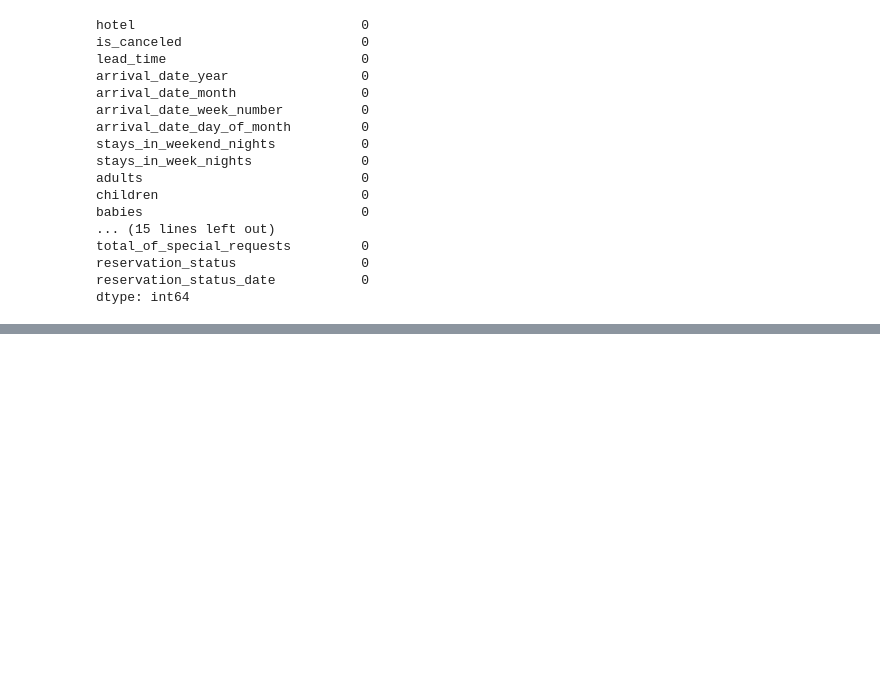
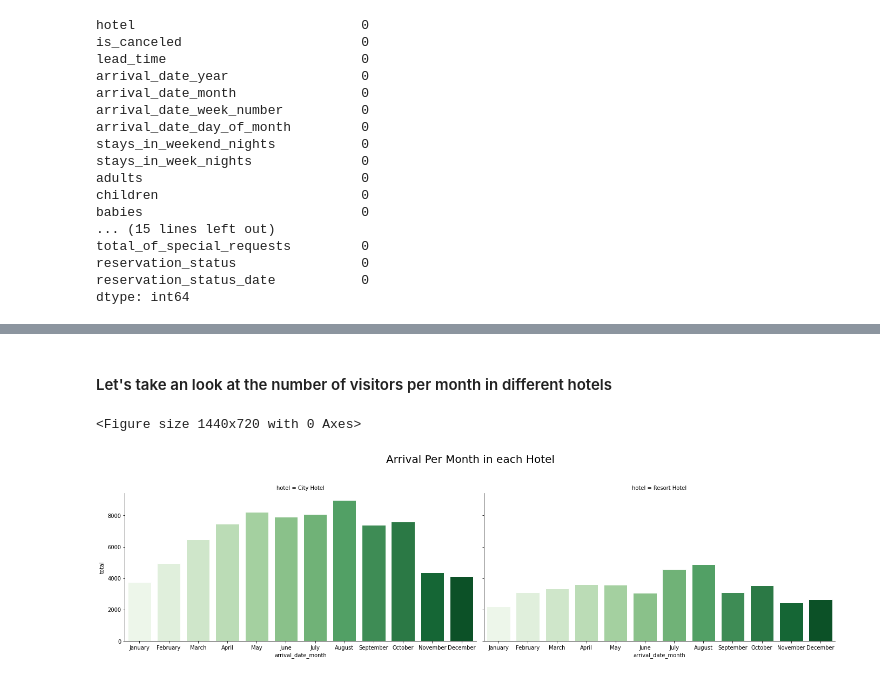
Before and after one commit to Aayushi-Sharma24/EDA-Hotel-Booking-Analysis, a Jupyter notebook: Hotel_Booking_Analysis_Capstone_Project_Final.ipynb, the cells around one changed output, grey strips where cells are left out. Drawn from its saved outputs; the diff is of its cells as text; code cells hidden in the pictures; blank space fills up the shorter version.

```diff
--- a/Hotel_Booking_Analysis_Capstone_Project_Final.ipynb
+++ b/Hotel_Booking_Analysis_Capstone_Project_Final.ipynb
@@ -290,0 +384,22 @@ Now, there are no missing values in our DataFrame
+# %% [markdown]
+#### Let's take an look at the number of visitors per month in different hotels
+# %%
+# Enlarging figure size
+plt.figure(figsize=(20,10))
+# DataFrame for arrival per month in each hotel
+df_arrival_per_month = df.groupby(['hotel','arrival_date_month']).agg({'arrival_date_month':'count'}).rename(columns={'arrival_date_month':'total'}).reset_index()
+
+# plotting data using barplot in FacetGrid
+graph = sns.FacetGrid(df_arrival_per_month, col ="hotel", height=5.5, aspect=1.75)
+# map the above form facetgrid with some attributes
+graph.map(sns.barplot, "arrival_date_month","total" ,edgecolor ="w", order = ['January', 'February', 'March', 'April', 'May', 'June', 'July',
+           'August', 'September', 'October', 'November', 'December'],palette='Greens').add_legend()
+
+# Setting title and adjusting its position and fontsize
+graph.fig.subplots_adjust(top=0.8)
+graph.fig.suptitle('Arrival Per Month in each Hotel',fontsize=20)
+# show the object
+plt.show()
+# %% [output]
+<Figure size 1440x720 with 0 Axes>
+[figure, added]
```
Also changed, not shown: parts of 22 cells of this notebook.
